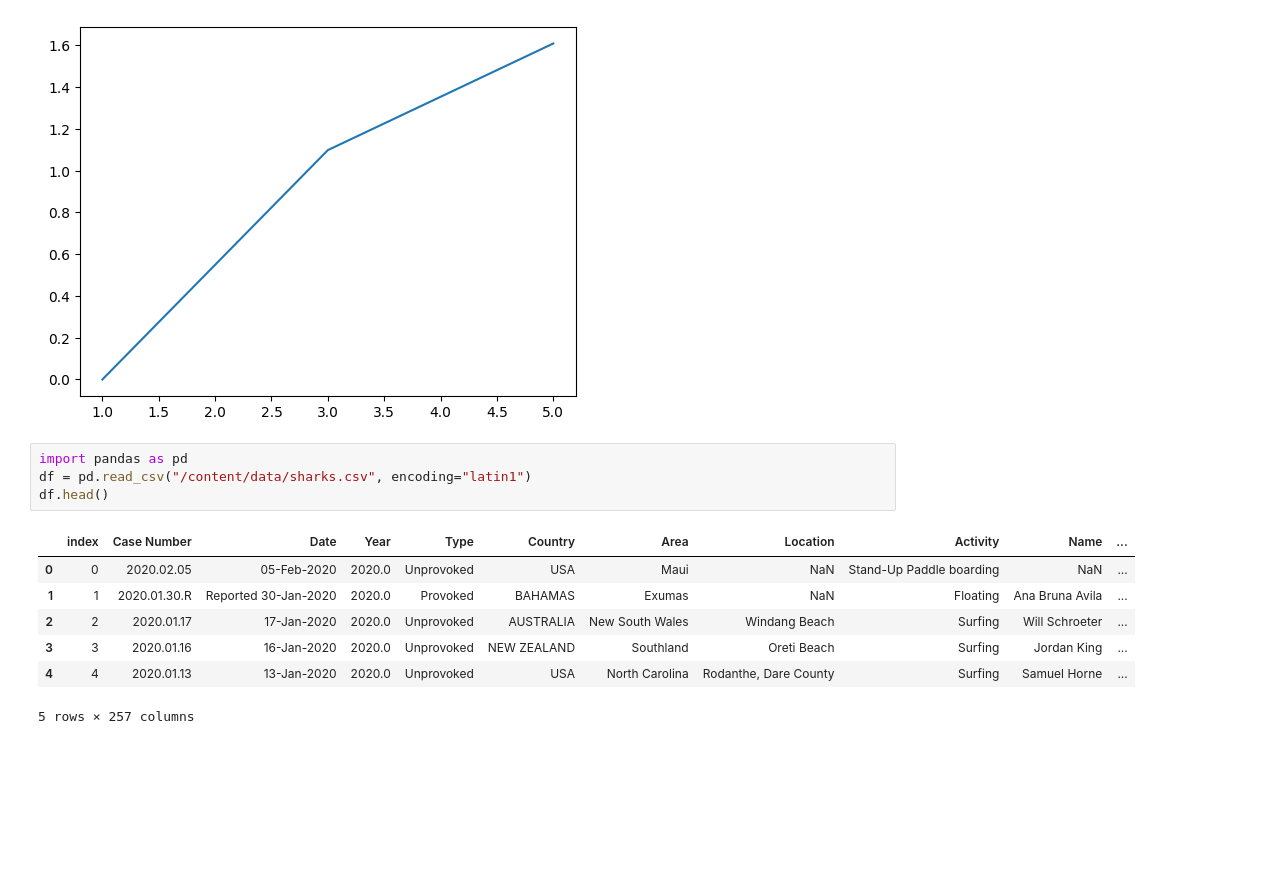
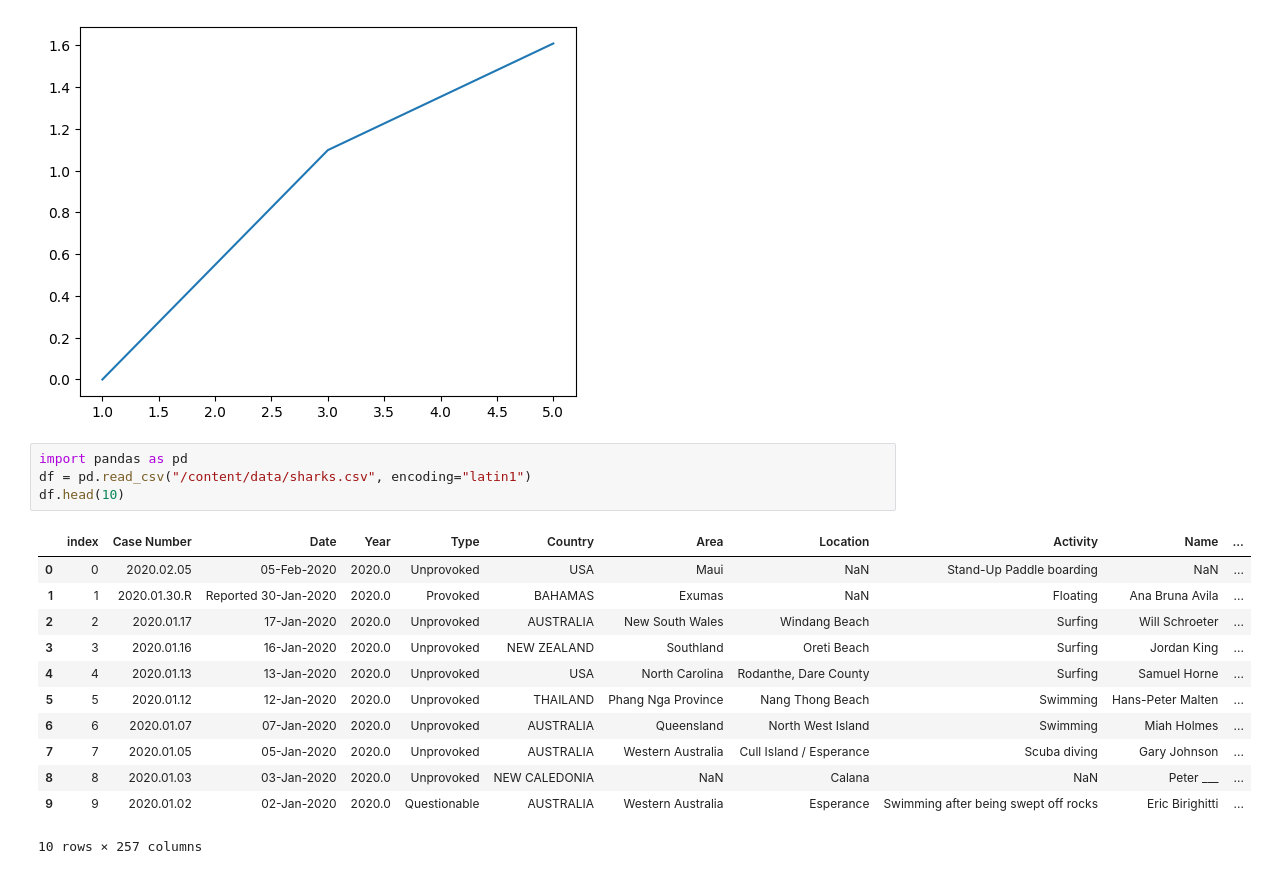
Before and after one commit to NickLarsonUVA/scratchpad, a Jupyter notebook: nb_2026_01_05.ipynb, the cells around one changed output. Drawn from its saved outputs; the diff is of its cells as text; blank space fills up the shorter version.

```diff
--- a/nb_2026_01_05.ipynb
+++ b/nb_2026_01_05.ipynb
@@ -31,12 +31,17 @@ plt.show()
 # %%
 import pandas as pd
 df = pd.read_csv("/content/data/sharks.csv", encoding="latin1")
-df.head()
+df.head(10)
 # %% [output]
 |  | index | Case Number | Date | Year | Type | Country | Area | Location | Activity | Name | ... |
 | 0 | 0 | 2020.02.05 | 05-Feb-2020 | 2020.0 | Unprovoked | USA | Maui | NaN | Stand-Up Paddle boarding | NaN | ... |
 | 1 | 1 | 2020.01.30.R | Reported 30-Jan-2020 | 2020.0 | Provoked | BAHAMAS | Exumas | NaN | Floating | Ana Bruna Avila | ... |
 | 2 | 2 | 2020.01.17 | 17-Jan-2020 | 2020.0 | Unprovoked | AUSTRALIA | New South Wales | Windang Beach | Surfing | Will Schroeter | ... |
 | 3 | 3 | 2020.01.16 | 16-Jan-2020 | 2020.0 | Unprovoked | NEW ZEALAND | Southland | Oreti Beach | Surfing | Jordan King | ... |
 | 4 | 4 | 2020.01.13 | 13-Jan-2020 | 2020.0 | Unprovoked | USA | North Carolina | Rodanthe, Dare County | Surfing | Samuel Horne | ... |
+| 5 | 5 | 2020.01.12 | 12-Jan-2020 | 2020.0 | Unprovoked | THAILAND | Phang Nga Province | Nang Thong Beach | Swimming | Hans-Peter Malten | ... |
+| 6 | 6 | 2020.01.07 | 07-Jan-2020 | 2020.0 | Unprovoked | AUSTRALIA | Queensland | North West Island | Swimming | Miah Holmes | ... |
+| 7 | 7 | 2020.01.05 | 05-Jan-2020 | 2020.0 | Unprovoked | AUSTRALIA | Western Australia | Cull Island / Esperance | Scuba diving | Gary Johnson | ... |
+| 8 | 8 | 2020.01.03 | 03-Jan-2020 | 2020.0 | Unprovoked | NEW CALEDONIA | NaN | Calana | NaN | Peter ___ | ... |
+| 9 | 9 | 2020.01.02 | 02-Jan-2020 | 2020.0 | Questionable | AUSTRALIA | Western Australia | Esperance | Swimming after being swept off rocks | Eric Birighitti | ... |
-5 rows × 257 columns
+10 rows × 257 columns
```
Also changed, not shown: parts of 5 cells of this notebook.
